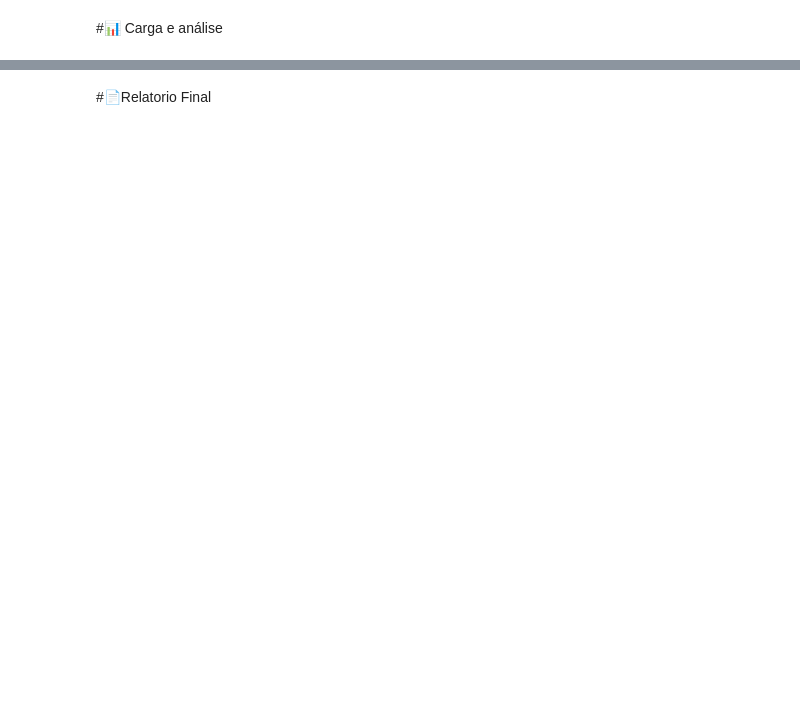
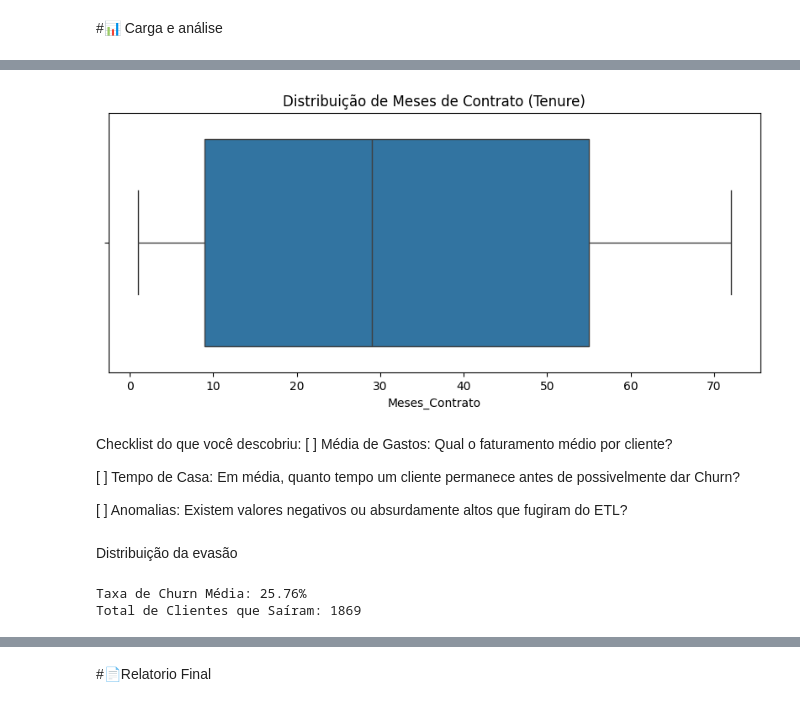
Before and after one commit to FariasLeonardo/telecom-x-etl, a Jupyter notebook: Telecom_X_etl.ipynb, the cells around one changed output, grey strips where cells are left out. Cells and saved outputs as stored; diff of their text form; code cells hidden in the pictures; blank space fills up the shorter version.

```diff
--- a/Telecom_X_etl.ipynb
+++ b/Telecom_X_etl.ipynb
@@ -40,0 +124,3 @@ memory usage: 340.8+ KB
+# %%
+df_final.dropna(subset=['Charges.Total'], inplace=True)
+print (df_final.isnull().sum())
@@ -40,0 +154,2 @@ memory usage: 340.8+ KB
+# %%
+df_final.drop( columns='customerID', inplace=True)
@@ -42,0 +169,3 @@ memory usage: 340.8+ KB
+# %%
+# Dividimos o valor mensal por 30 para obter a estimativa diária
+df_final['Contas_Diarias'] = (df_final['Charges.Monthly'] / 30).round(2)
@@ -42,0 +219,14 @@ memory usage: 340.8+ KB
+# %%
+colunas_sim_nao = [
+    'Churn', 'Parceiro', 'Dependentes', 'Servico_Telefone', 'Multiplas_Linhas',
+    'Seguranca_Online', 'Backup_Online', 'Protecao_Dispositivo',
+    'Suporte_Tecnico', 'Streaming_TV', 'Streaming_Filmes', 'Fatura_Digital'
+]
+
+for col in colunas_sim_nao:
+    if col in df_final.columns:
+        df_final[col] = df_final[col].apply(lambda x: 1 if x == 'Yes' else 0)
+
+print(f"Tipo da coluna Churn: {df_final['Churn'].dtype}")
+print("Contagem de valores no Churn (0 e 1):")
+print(df_final['Churn'].value_counts())
@@ -44,0 +263,27 @@ memory usage: 340.8+ KB
+# %%
+import seaborn as sns
+import matplotlib.pyplot as plt
+
+# Visualizando a distribuição de Meses de Contrato
+plt.figure(figsize=(10, 4))
+sns.boxplot(x=df_final['Meses_Contrato'])
+plt.title('Distribuição de Meses de Contrato (Tenure)')
+plt.show()
+# %% [output]
+[figure, added]
+# %% [markdown]
+Checklist do que você descobriu:
+[ ] Média de Gastos: Qual o faturamento médio por cliente?
+
+[ ] Tempo de Casa: Em média, quanto tempo um cliente permanece antes de possivelmente dar Churn?
+
+[ ] Anomalias: Existem valores negativos ou absurdamente altos que fugiram do ETL?
+# %% [markdown]
+Distribuição da evasão
+# %%
+# Taxa de Churn e estatísticas rápidas
+print(f"Taxa de Churn Média: {df_final['Churn'].mean():.2%}")
+print(f"Total de Clientes que Saíram: {df_final['Churn'].sum()}")
+# %% [output]
+Taxa de Churn Média: 25.76%
+Total de Clientes que Saíram: 1869
```
Also changed, not shown: parts of 35 cells of this notebook.
